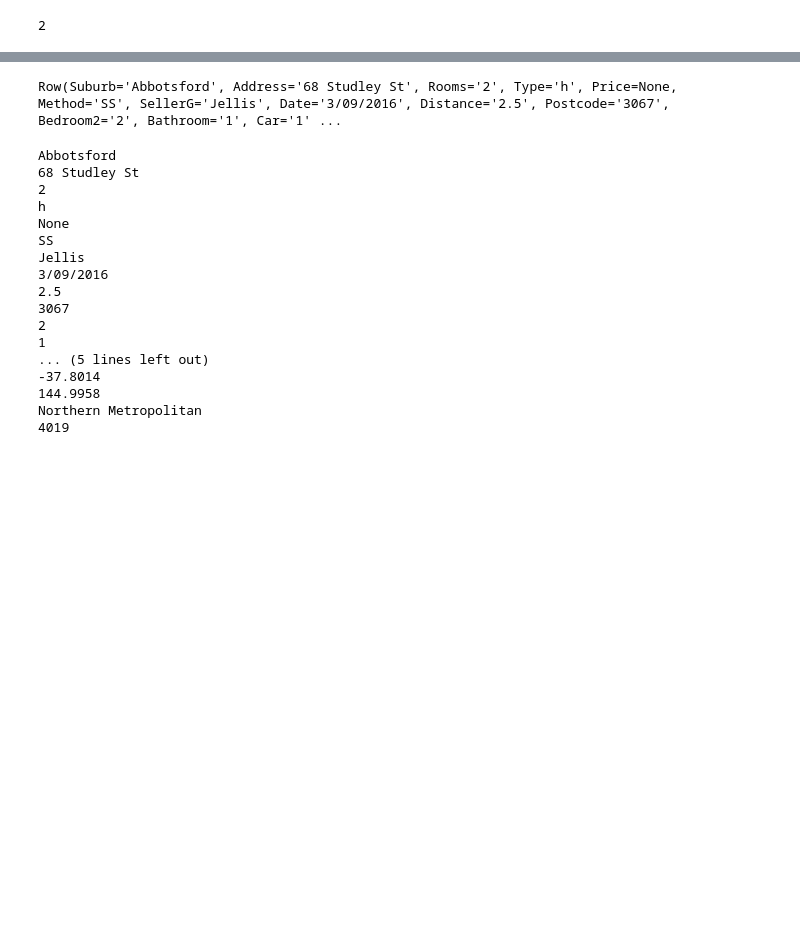
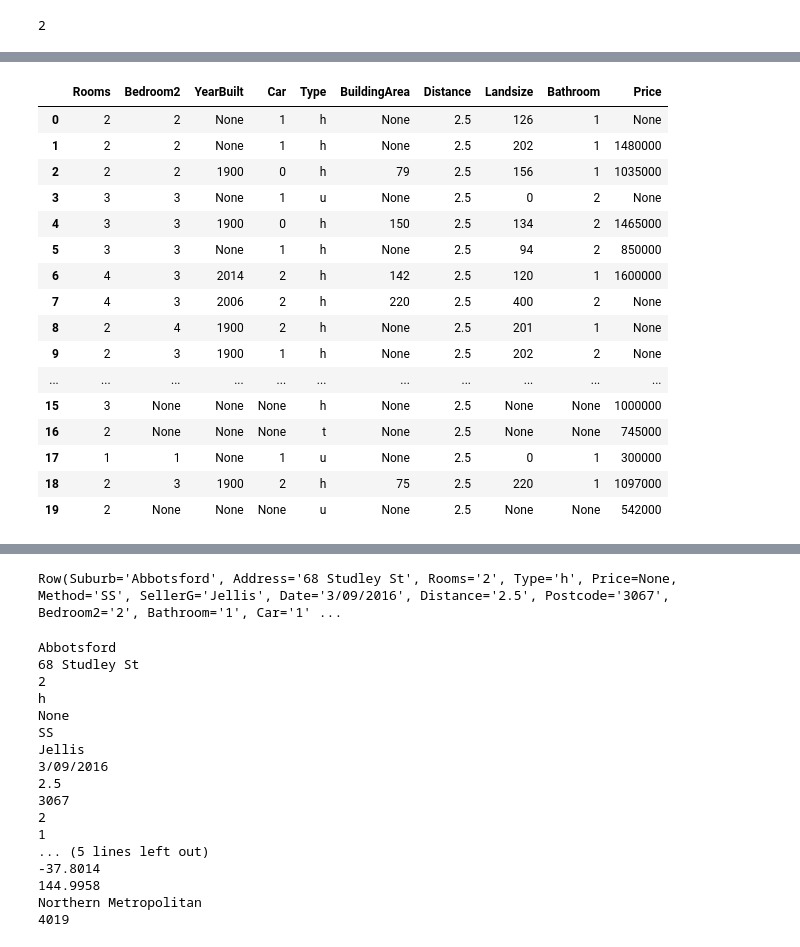
Before and after one commit to misl938/BDAS_misl938, a Jupyter notebook: Iteration4_misl938.ipynb, the cells around one changed output, grey strips where cells are left out. Drawn from its saved outputs; the diff is of its cells as text; code cells hidden in the pictures; blank space fills up the shorter version.

```diff
--- a/Iteration4_misl938.ipynb
+++ b/Iteration4_misl938.ipynb
@@ -204,0 +230,21 @@ housing_data.filter(housing_data.YearBuilt > '2018' ).show()
+# %%
+# to view the selected column(s)
+housing_data.select('Rooms','Bedroom2','YearBuilt','Car','Type','BuildingArea','Distance','Landsize','Bathroom','Price').limit(20).toPandas()
+# %% [output]
+|  | Rooms | Bedroom2 | YearBuilt | Car | Type | BuildingArea | Distance | Landsize | Bathroom | Price |
+| 0 | 2 | 2 | None | 1 | h | None | 2.5 | 126 | 1 | None |
+| 1 | 2 | 2 | None | 1 | h | None | 2.5 | 202 | 1 | 1480000 |
+| 2 | 2 | 2 | 1900 | 0 | h | 79 | 2.5 | 156 | 1 | 1035000 |
+| 3 | 3 | 3 | None | 1 | u | None | 2.5 | 0 | 2 | None |
+| 4 | 3 | 3 | 1900 | 0 | h | 150 | 2.5 | 134 | 2 | 1465000 |
+| 5 | 3 | 3 | None | 1 | h | None | 2.5 | 94 | 2 | 850000 |
+| 6 | 4 | 3 | 2014 | 2 | h | 142 | 2.5 | 120 | 1 | 1600000 |
+| 7 | 4 | 3 | 2006 | 2 | h | 220 | 2.5 | 400 | 2 | None |
+| 8 | 2 | 4 | 1900 | 2 | h | None | 2.5 | 201 | 1 | None |
+| 9 | 2 | 3 | 1900 | 1 | h | None | 2.5 | 202 | 2 | None |
+| ... | ... | ... | ... | ... | ... | ... | ... | ... | ... | ... |
+| 15 | 3 | None | None | None | h | None | 2.5 | None | None | 1000000 |
+| 16 | 2 | None | None | None | t | None | 2.5 | None | None | 745000 |
+| 17 | 1 | 1 | None | 1 | u | None | 2.5 | 0 | 1 | 300000 |
+| 18 | 2 | 3 | 1900 | 2 | h | 75 | 2.5 | 220 | 1 | 1097000 |
+| 19 | 2 | None | None | None | u | None | 2.5 | None | None | 542000 |
```
Also changed, not shown: parts of 17 cells of this notebook.
